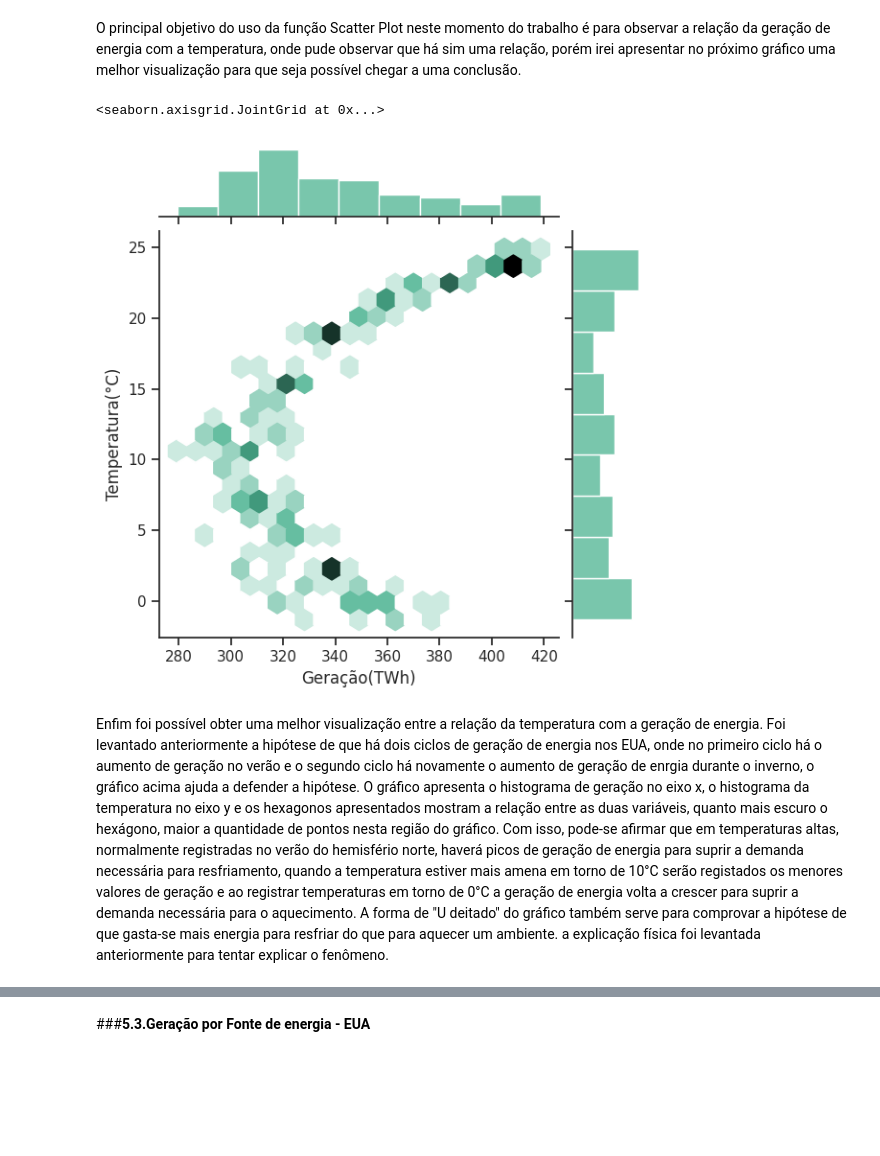
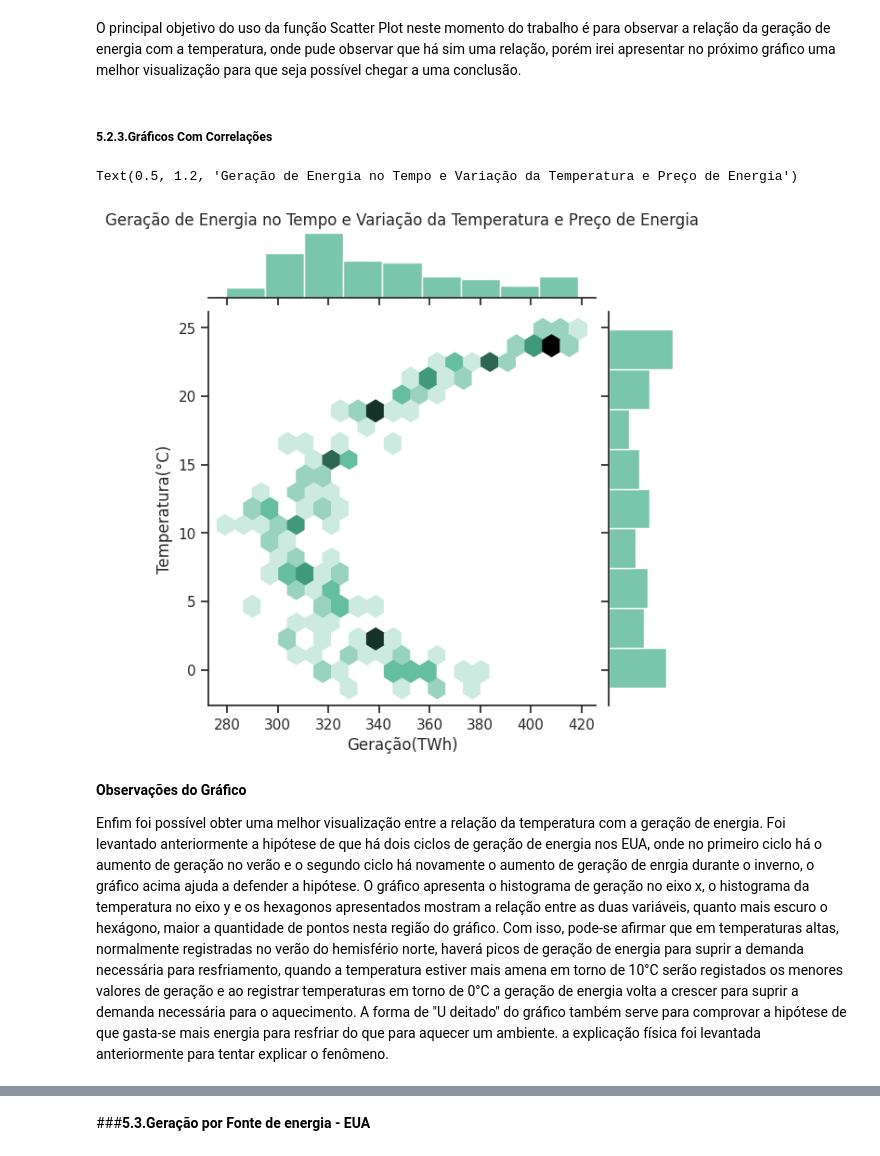
Before and after one commit to Higordevellard/MVP_01, a Jupyter notebook: mvp_sprint_1.ipynb, the cells around one changed output, grey strips where cells are left out. Cells and saved outputs as stored; diff of their text form; code cells hidden in the pictures; blank space fills up the shorter version.

```diff
--- a/mvp_sprint_1.ipynb
+++ b/mvp_sprint_1.ipynb
@@ -40,7 +40,7 @@ url_5 = 'https://raw.githubusercontent.com/higordevellard/MVP_01/main/pre%C3%A7o
 labels_atributos = ['ID', 'Ano', 'Mês', 'Estado', 'Tipo_de_produção', 'Fonte_de_Energia', 'Geração(MWh)']
 labels_atributos_temperatura = ['Mês/Ano', 'Temperatura(°F)', 'Temperatura(°C)']
 labels_atributos_consumidores = ['qtd_consumidores', 'Mês/Ano']
-labels_atributos_preço = ['preço(cents/kwh)_residencial', 'preço(cents/kwh)_comercial', 'preço(cents/kwh)_industrial', 'Mês/Ano']
+labels_atributos_preço = ['preço(cents/kWh)_residencial', 'preço(cents/kWh)_comercial', 'preço(cents/kWh)_industrial', 'Mês/Ano']
 
 # Lê o arquivo
 dataset_p1 = pd.read_csv(url_1, names=labels_atributos, header=0, delimiter=',')
@@ -563,13 +570,19 @@ sns.pairplot(dataset_completo)
 # %% [markdown]
 O principal objetivo do uso da função Scatter Plot neste momento do trabalho é para observar a relação da geração de energia com a temperatura, onde pude observar que há sim uma relação, porém irei apresentar no próximo gráfico uma melhor visualização para que seja possível chegar a uma conclusão.
+# %% [markdown]
+##### **5.2.3.Gráficos Com Correlações**
 # %%
 #Criação do gráfico "Hexbin plot" da biblioteca do Seaborn
 sns.set_theme(style="ticks")
 sns.jointplot(data=dataset_completo, x="Geração(TWh)", y="Temperatura(°C)", kind="hex", gridsize=20, color="#4CB391")
+#Titulo do gráfico
+plt.title("Geração de Energia no Tempo e Variação da Temperatura e Preço de Energia", y=1.2)
 # %% [output]
-<seaborn.axisgrid.JointGrid at 0x...>
+Text(0.5, 1.2, 'Geração de Energia no Tempo e Variação da Temperatura e Preço de Energia')
-[figure, old version]
+[figure, new version]
 # %% [markdown]
+**Observações do Gráfico**
+
 Enfim foi possível obter uma melhor visualização entre a relação da temperatura com a geração de energia.
 Foi levantado anteriormente a hipótese de que há dois ciclos de geração de energia nos EUA, onde no primeiro ciclo há o aumento de geração no verão e o segundo ciclo há novamente o aumento de geração de enrgia durante o inverno, o gráfico acima ajuda a defender a hipótese.
 O gráfico apresenta o histograma de geração no eixo x, o histograma da temperatura no eixo y e os hexagonos apresentados mostram a relação entre as duas variáveis, quanto mais escuro o hexágono, maior a quantidade de pontos nesta região do gráfico.
```
Also changed, not shown: parts of 44 cells of this notebook.
